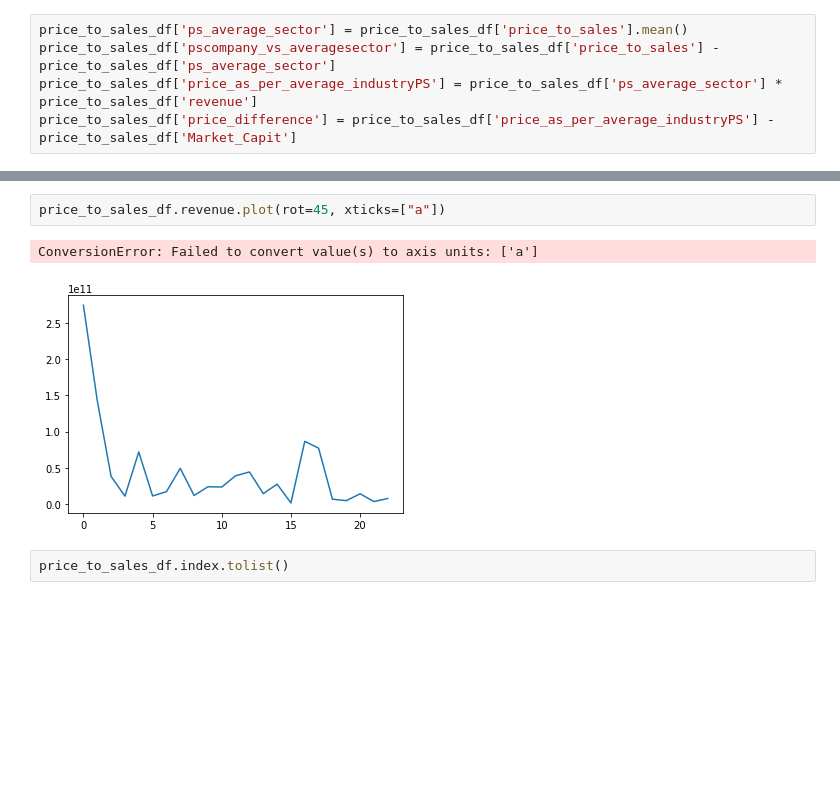
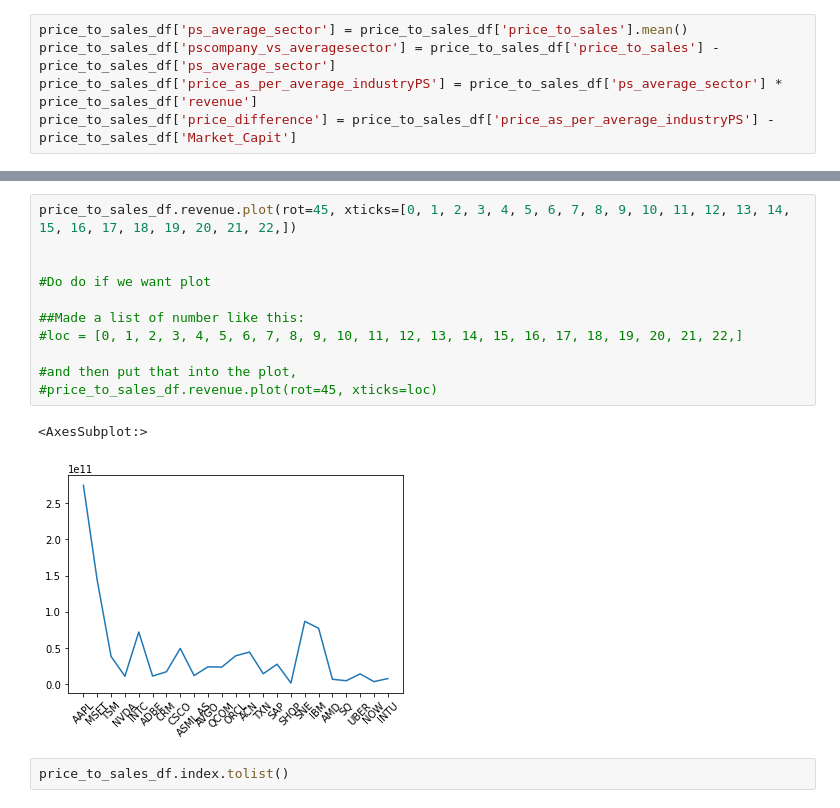
Before and after one commit to dd2-GWFinTech-Projects/Project2-InvestmentSuggestionFramework, a Jupyter notebook: Companies valuation/Valuation Computation-Copy1.ipynb, the cells around one changed output, grey strips where cells are left out. Cells and saved outputs as stored; diff of their text form; blank space fills up the shorter version.

```diff
--- a/Companies valuation/Valuation Computation-Copy1.ipynb
+++ b/Companies valuation/Valuation Computation-Copy1.ipynb
@@ -112,8 +130,17 @@ price_to_sales_df
-# %%
-price_to_sales_df.revenue.plot(rot=45, xticks=["a"])
-# %% [output]
-ConversionError: Failed to convert value(s) to axis units: ['a']
-[figure, removed]
+# %%
+price_to_sales_df.revenue.plot(rot=45, xticks=[0, 1, 2, 3, 4, 5, 6, 7, 8, 9, 10, 11, 12, 13, 14, 15, 16, 17, 18, 19, 20, 21, 22,])
+
+
+#Do do if we want plot
+
+##Made a list of number like this:
+#loc = [0, 1, 2, 3, 4, 5, 6, 7, 8, 9, 10, 11, 12, 13, 14, 15, 16, 17, 18, 19, 20, 21, 22,]
+
+#and then put that into the plot,
+#price_to_sales_df.revenue.plot(rot=45, xticks=loc)
+# %% [output]
+<AxesSubplot:>
+[figure, added]
 # %%
 price_to_sales_df.index.tolist()
 # %% [output]
```
Also changed, not shown: parts of 7 cells of this notebook, 1 other file.
